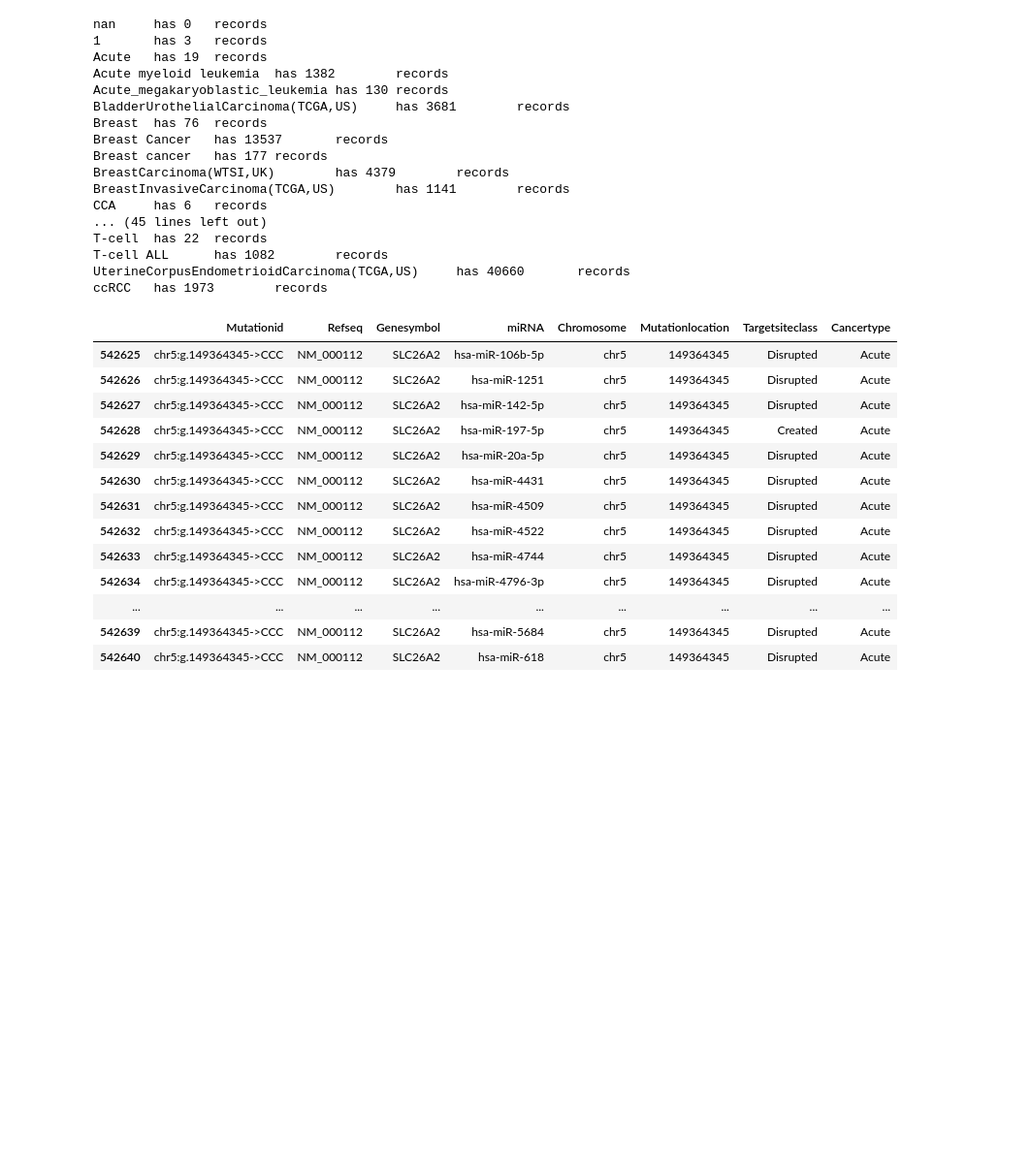
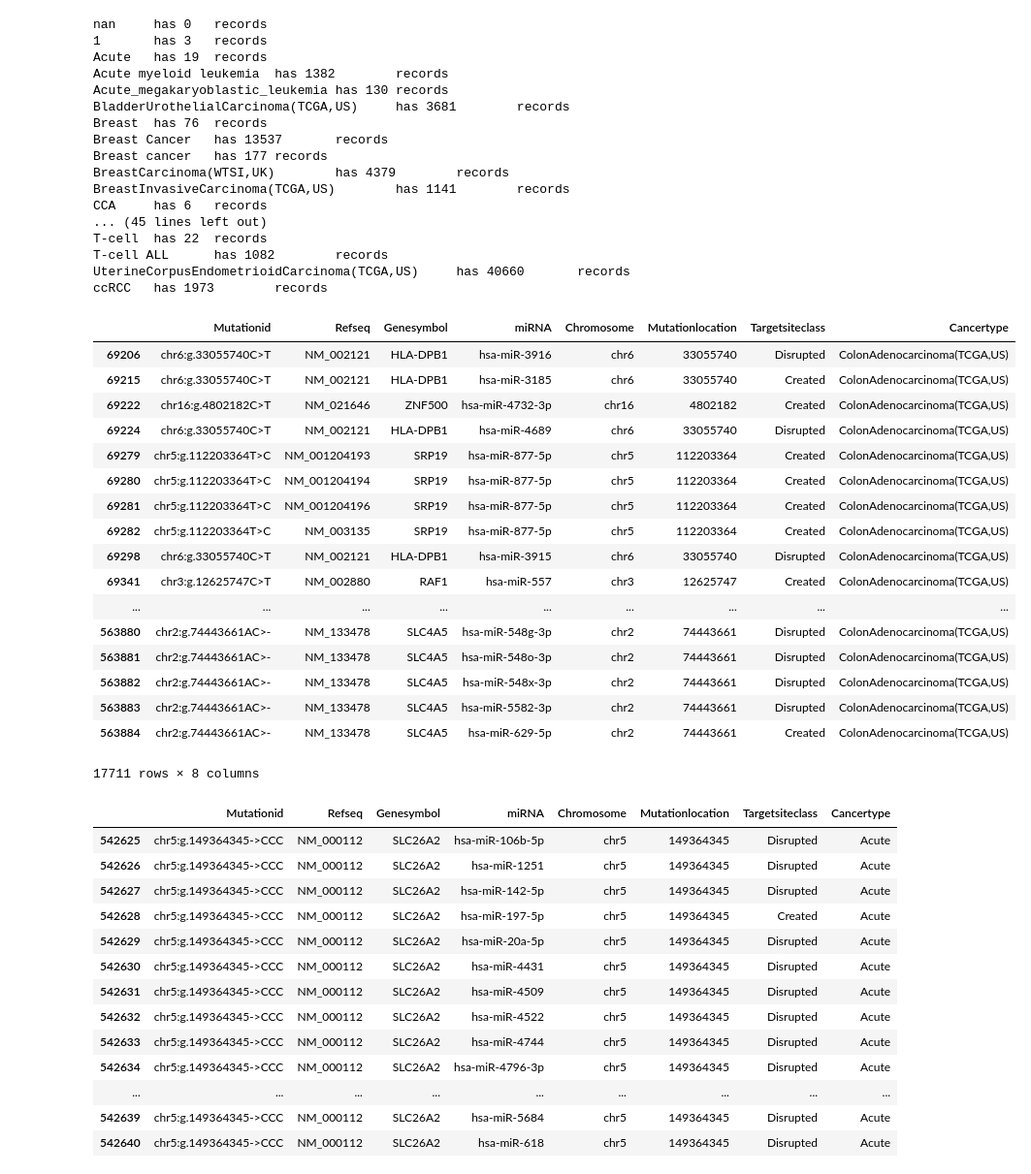
Before and after one commit to choyichen/tcga-mir-rewire, a Jupyter notebook: hw9/hw9.ipynb, the cells around one changed output. Shown at 97% size. Saved outputs shown, nothing was run; the diff lists cells and outputs as text; code cells hidden in the pictures; blank space fills up the shorter version.

```diff
--- a/hw9/hw9.ipynb
+++ b/hw9/hw9.ipynb
@@ -135,6 +135,27 @@ T-cell  has 22  records
 T-cell ALL      has 1082        records
 UterineCorpusEndometrioidCarcinoma(TCGA,US)     has 40660       records
 ccRCC   has 1973        records
+# %%
+type2df["ColonAdenocarcinoma(TCGA,US)"]
+# %% [output]
+|  | Mutationid | Refseq | Genesymbol | miRNA | Chromosome | Mutationlocation | Targetsiteclass | Cancertype |
+| 69206 | chr6:g.33055740C>T | NM_002121 | HLA-DPB1 | hsa-miR-3916 | chr6 | 33055740 | Disrupted | ColonAdenocarcinoma(TCGA,US) |
+| 69215 | chr6:g.33055740C>T | NM_002121 | HLA-DPB1 | hsa-miR-3185 | chr6 | 33055740 | Created | ColonAdenocarcinoma(TCGA,US) |
+| 69222 | chr16:g.4802182C>T | NM_021646 | ZNF500 | hsa-miR-4732-3p | chr16 | 4802182 | Created | ColonAdenocarcinoma(TCGA,US) |
+| 69224 | chr6:g.33055740C>T | NM_002121 | HLA-DPB1 | hsa-miR-4689 | chr6 | 33055740 | Disrupted | ColonAdenocarcinoma(TCGA,US) |
+| 69279 | chr5:g.112203364T>C | NM_001204193 | SRP19 | hsa-miR-877-5p | chr5 | 112203364 | Created | ColonAdenocarcinoma(TCGA,US) |
+| 69280 | chr5:g.112203364T>C | NM_001204194 | SRP19 | hsa-miR-877-5p | chr5 | 112203364 | Created | ColonAdenocarcinoma(TCGA,US) |
+| 69281 | chr5:g.112203364T>C | NM_001204196 | SRP19 | hsa-miR-877-5p | chr5 | 112203364 | Created | ColonAdenocarcinoma(TCGA,US) |
+| 69282 | chr5:g.112203364T>C | NM_003135 | SRP19 | hsa-miR-877-5p | chr5 | 112203364 | Created | ColonAdenocarcinoma(TCGA,US) |
+| 69298 | chr6:g.33055740C>T | NM_002121 | HLA-DPB1 | hsa-miR-3915 | chr6 | 33055740 | Disrupted | ColonAdenocarcinoma(TCGA,US) |
+| 69341 | chr3:g.12625747C>T | NM_002880 | RAF1 | hsa-miR-557 | chr3 | 12625747 | Created | ColonAdenocarcinoma(TCGA,US) |
+| ... | ... | ... | ... | ... | ... | ... | ... | ... |
+| 563880 | chr2:g.74443661AC>- | NM_133478 | SLC4A5 | hsa-miR-548g-3p | chr2 | 74443661 | Disrupted | ColonAdenocarcinoma(TCGA,US) |
+| 563881 | chr2:g.74443661AC>- | NM_133478 | SLC4A5 | hsa-miR-548o-3p | chr2 | 74443661 | Disrupted | ColonAdenocarcinoma(TCGA,US) |
+| 563882 | chr2:g.74443661AC>- | NM_133478 | SLC4A5 | hsa-miR-548x-3p | chr2 | 74443661 | Disrupted | ColonAdenocarcinoma(TCGA,US) |
+| 563883 | chr2:g.74443661AC>- | NM_133478 | SLC4A5 | hsa-miR-5582-3p | chr2 | 74443661 | Disrupted | ColonAdenocarcinoma(TCGA,US) |
+| 563884 | chr2:g.74443661AC>- | NM_133478 | SLC4A5 | hsa-miR-629-5p | chr2 | 74443661 | Created | ColonAdenocarcinoma(TCGA,US) |
+17711 rows × 8 columns
 # %%
 type2df["Acute"]
 # %% [output]
```
Also changed, not shown: parts of 28 cells of this notebook, 16 other files.
